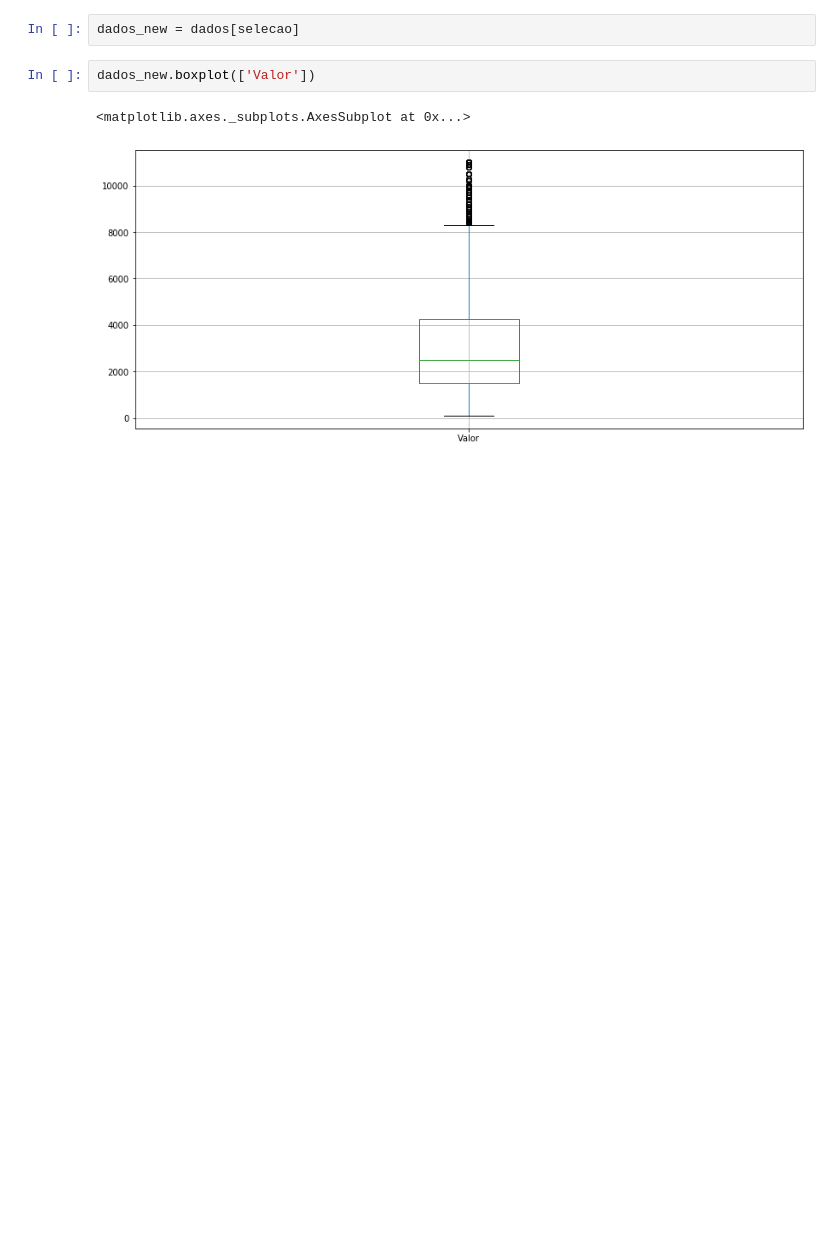
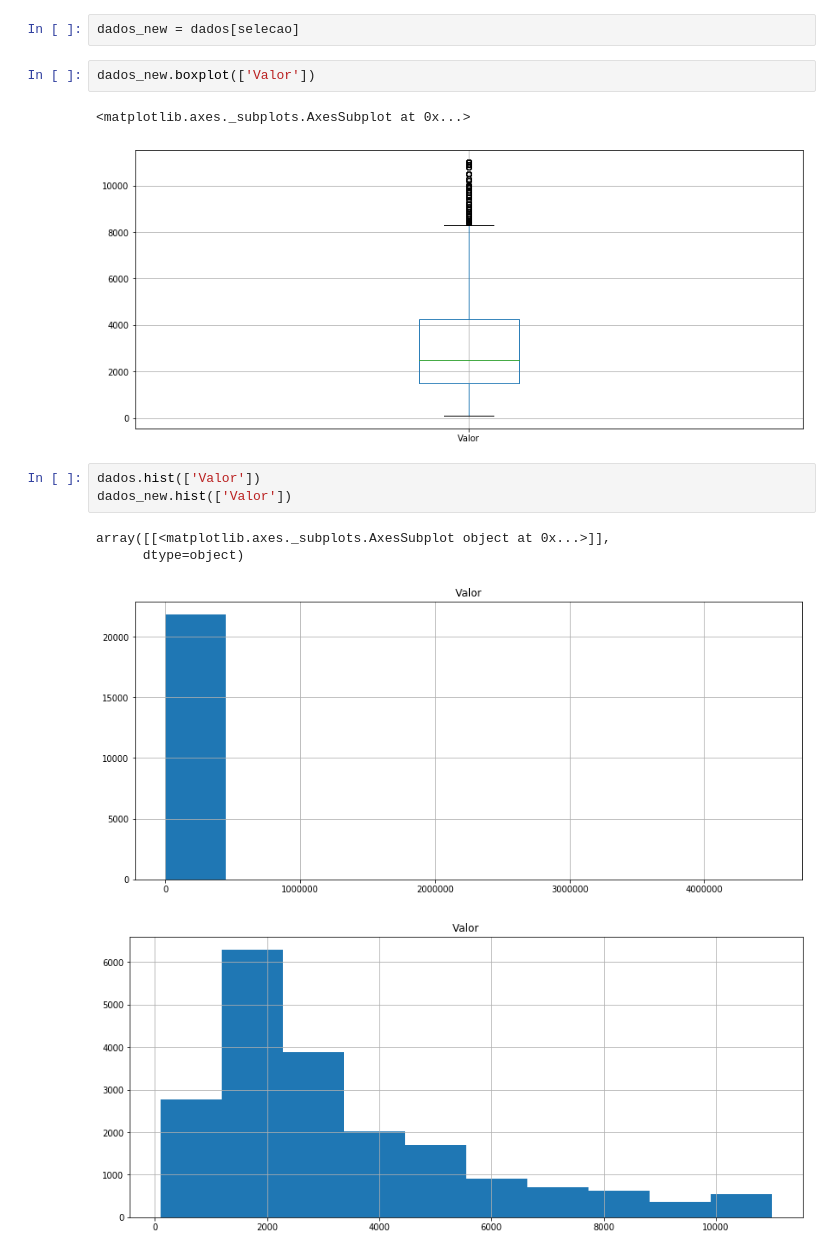
Before and after one commit to AlyssonRhuan/ds_introducaopandas, a Jupyter notebook: Identificando e Removendo Outliers.ipynb, the cells around one changed output. Cells and saved outputs as stored; diff of their text form; blank space fills up the shorter version.

```diff
--- a/Identificando e Removendo Outliers.ipynb
+++ b/Identificando e Removendo Outliers.ipynb
@@ -43,3 +40,11 @@ dados_new.boxplot(['Valor'])
 # %% [output]
 <matplotlib.axes._subplots.AxesSubplot at 0x...>
 [figure]
+# %%
+dados.hist(['Valor'])
+dados_new.hist(['Valor'])
+# %% [output]
+array([[<matplotlib.axes._subplots.AxesSubplot object at 0x...>]],
+      dtype=object)
+[figure, added]
+[figure, added]
```
Also changed, not shown: parts of 11 cells of this notebook, 1 other file.
